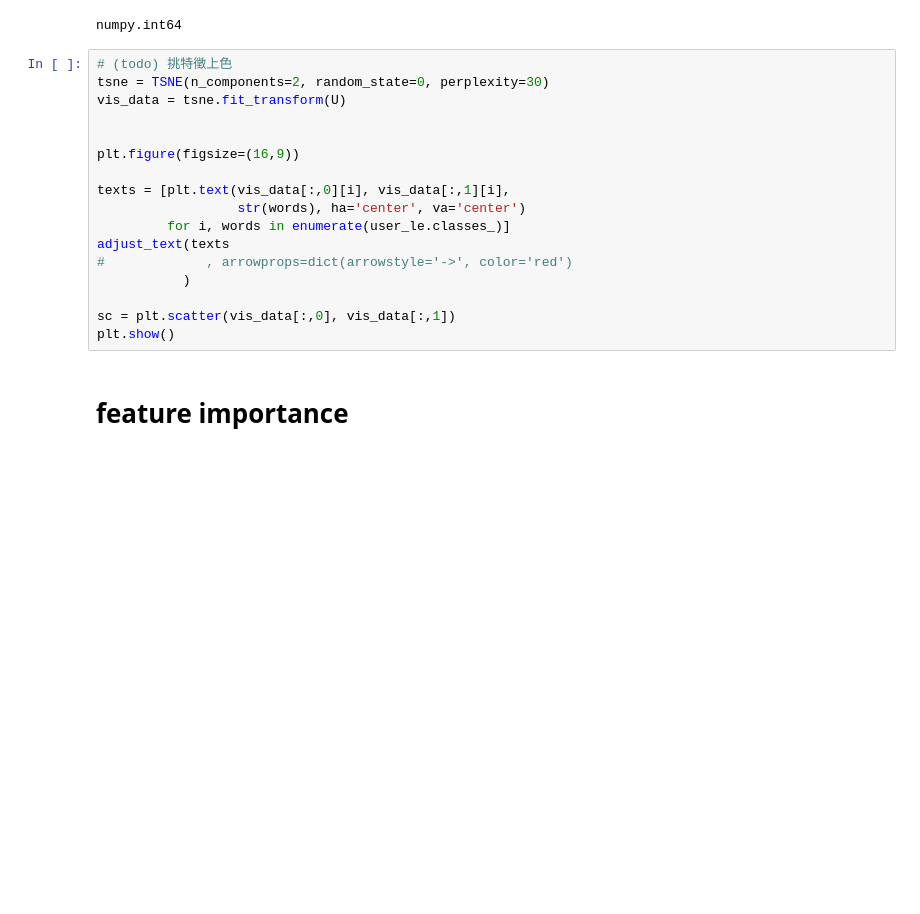
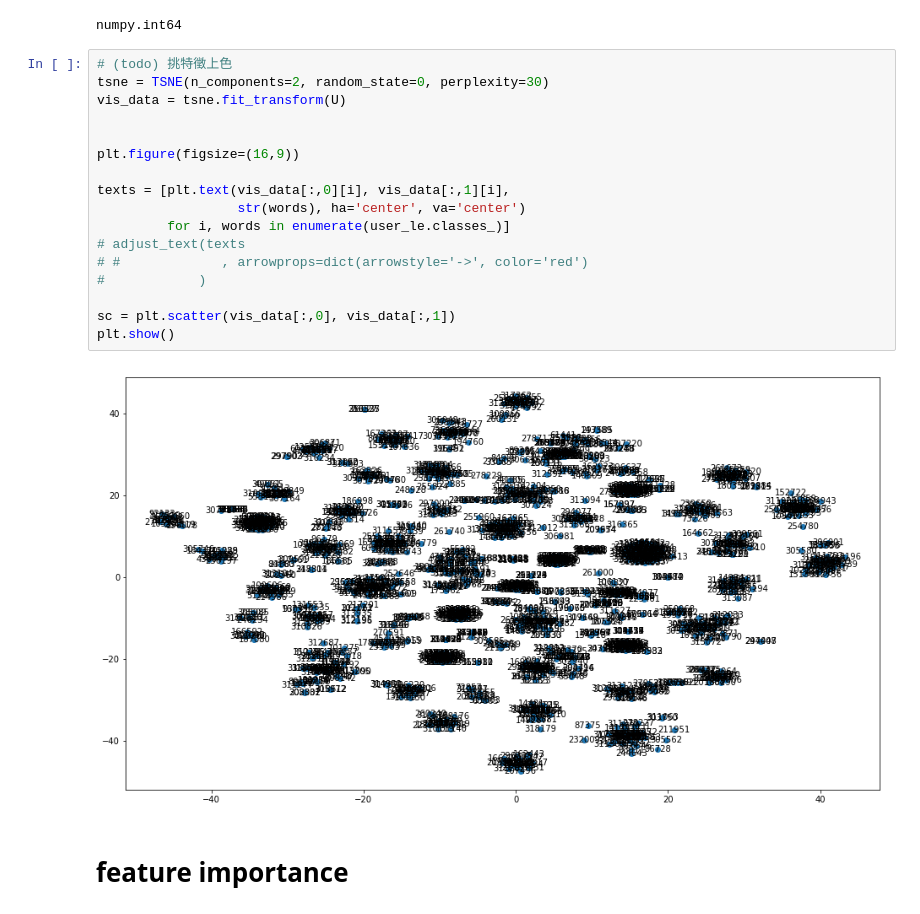
Before and after one commit to thtang/Fintech-Text-Mining-and-Machine-Learning, a Jupyter notebook: final/prediction.ipynb, the cells around one changed output. Saved outputs shown, nothing was run; the diff lists cells and outputs as text; blank space fills up the shorter version.

```diff
--- a/final/prediction.ipynb
+++ b/final/prediction.ipynb
@@ -150,20 +150,22 @@ numpy.int64
 # %%
 # (todo) 挑特徵上色
 tsne = TSNE(n_components=2, random_state=0, perplexity=30)
 vis_data = tsne.fit_transform(U)
 
 
 plt.figure(figsize=(16,9))
 
 texts = [plt.text(vis_data[:,0][i], vis_data[:,1][i],
                   str(words), ha='center', va='center')
          for i, words in enumerate(user_le.classes_)]
-adjust_text(texts
-#             , arrowprops=dict(arrowstyle='->', color='red')
-           )
+# adjust_text(texts
+# #             , arrowprops=dict(arrowstyle='->', color='red')
+#            )
 
 sc = plt.scatter(vis_data[:,0], vis_data[:,1])
 plt.show()
+# %% [output]
+[figure, added]
 # %% [markdown]
 # feature importance
 # %% [markdown]
```
